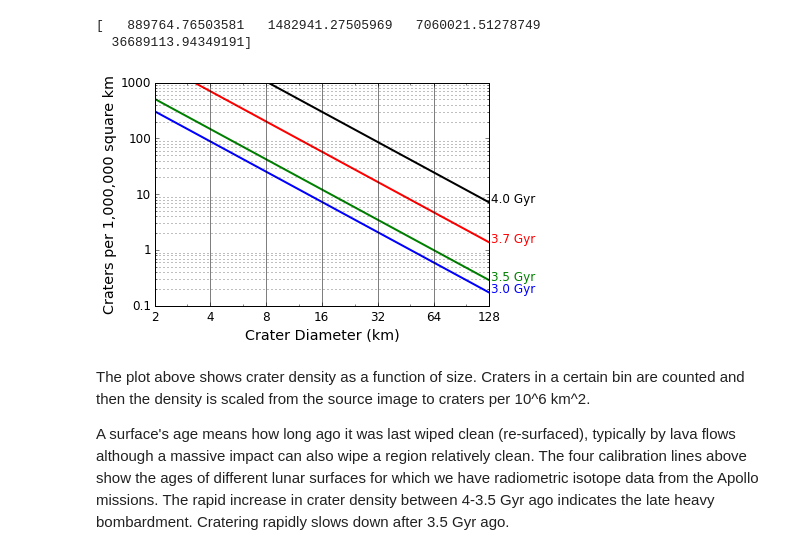
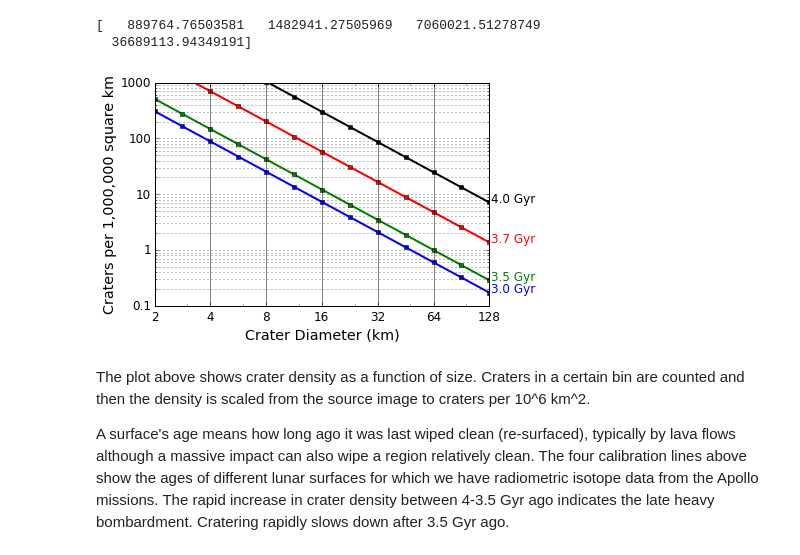
Before and after one commit to stephtdouglas/nyc_prep, a Jupyter notebook: craters/generate_craters.ipynb, the cells around one changed output. Drawn from its saved outputs; the diff is of its cells as text; code cells hidden in the pictures.

```diff
--- a/craters/generate_craters.ipynb
+++ b/craters/generate_craters.ipynb
@@ -36,7 +36,7 @@ def generate_hpf(bins,simple=True):
     return log_hpf
 # %%
 # logarithmic bins in base2
-bins = np.append(np.logspace(1,7,25,base=2),140)
+bins = np.logspace(1,7.5,14,base=2)
 # %%
 log_hpf = generate_hpf(bins)
 hpf = 10**log_hpf
@@ -79,21 +76,22 @@ def setup_axes(ax):
     ax.set_xticklabels([1,2,4,8,16,32,64,128])
     ax.set_xticks([3,6,12,24,32,48,64,96],minor=True)
     ax.tick_params(labelsize="large")
-    ax.grid(which='minor',axis='y')
+    ax.grid(which='both',axis='y')
     ax.grid(which='major',axis='x',linestyle="-",color="k")
     ax.set_ylabel("Craters per 1,000,000 square km",fontsize="x-large")
     ax.set_xlabel("Crater Diameter (km)",fontsize="x-large")
 # %%
 def plot_isochrons(ax):
     colors=["b","g","r","k"]
     for i,age in enumerate(ages):
-        plt.plot(bins[:-1],hpf*scales[i],color=colors[i],lw=2)
+        plt.plot(bins[:-1],hpf*scales[i],color=colors[i],lw=2,marker="s",ms=4)
         plt.text(130,hpf[-1]*scales[i],"{:.1f} Gyr".format(age),color=colors[i],fontsize="large")
     setup_axes(ax)
 ax = plt.subplot(111)
 plot_isochrons(ax)
+plt.savefig("crater_isochrons.png",dpi=300,bbox_inches="tight")
 # %% [output]
-[figure, old version]
+[figure, new version]
 # %% [markdown]
 The plot above shows crater density as a function of size. Craters in a certain bin are counted and then the density is scaled from the source image to craters per 10^6 km^2.
 
```
Also changed, not shown: parts of 12 cells of this notebook, 3 other files.
